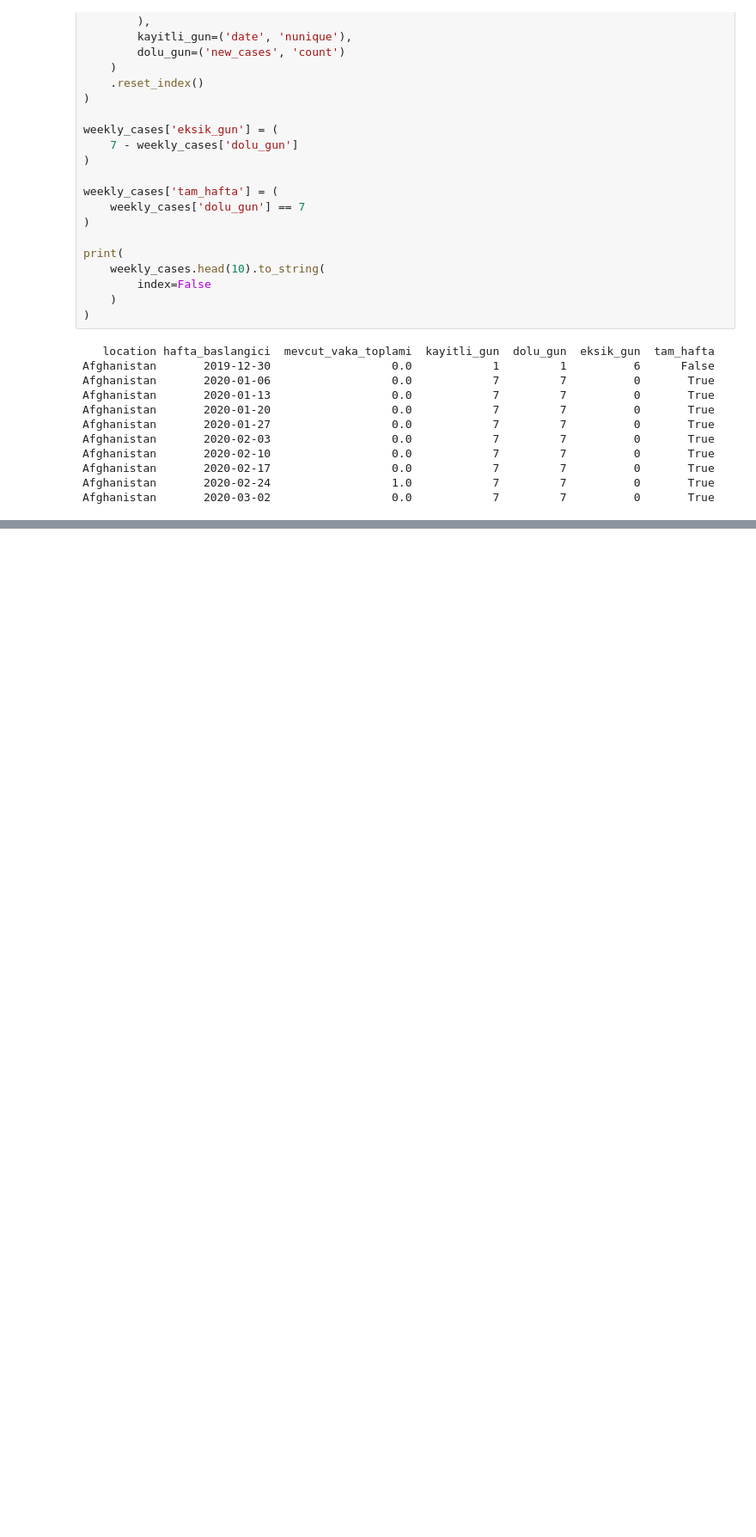
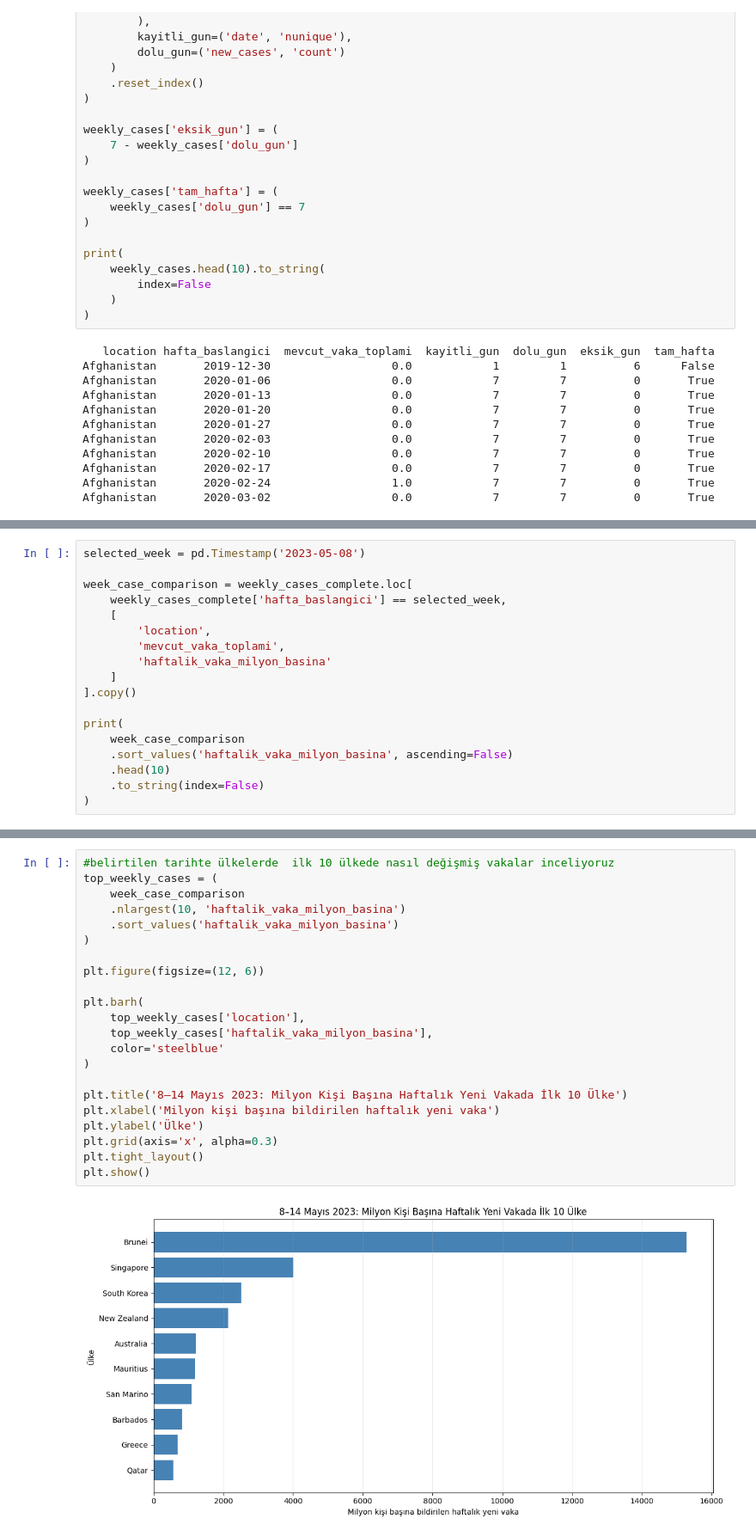
Before and after one commit to nazlican-engineer/CoronaVirusProject, a Jupyter notebook: notebooks/cases_analysis.ipynb, the cells around one changed output, grey strips where cells are left out. Shown at 86% size. Cells and saved outputs as stored; diff of their text form; blank space fills up the shorter version.

```diff
--- a/notebooks/cases_analysis.ipynb
+++ b/notebooks/cases_analysis.ipynb
@@ -1326,0 +985,18 @@ plt.show()
+# %%
+selected_week = pd.Timestamp('2023-05-08')
+
+week_case_comparison = weekly_cases_complete.loc[
+    weekly_cases_complete['hafta_baslangici'] == selected_week,
+    [
+        'location',
+        'mevcut_vaka_toplami',
+        'haftalik_vaka_milyon_basina'
+    ]
+].copy()
+
+print(
+    week_case_comparison
+    .sort_values('haftalik_vaka_milyon_basina', ascending=False)
+    .head(10)
+    .to_string(index=False)
+)
@@ -1326,0 +1015,24 @@ plt.show()
+# %%
+#belirtilen tarihte ülkelerde  ilk 10 ülkede nasıl değişmiş vakalar inceliyoruz
+top_weekly_cases = (
+    week_case_comparison
+    .nlargest(10, 'haftalik_vaka_milyon_basina')
+    .sort_values('haftalik_vaka_milyon_basina')
+)
+
+plt.figure(figsize=(12, 6))
+
+plt.barh(
+    top_weekly_cases['location'],
+    top_weekly_cases['haftalik_vaka_milyon_basina'],
+    color='steelblue'
+)
+
+plt.title('8–14 Mayıs 2023: Milyon Kişi Başına Haftalık Yeni Vakada İlk 10 Ülke')
+plt.xlabel('Milyon kişi başına bildirilen haftalık yeni vaka')
+plt.ylabel('Ülke')
+plt.grid(axis='x', alpha=0.3)
+plt.tight_layout()
+plt.show()
+# %% [output]
+[figure, added]
```
Also changed, not shown: parts of 58 cells of this notebook.
